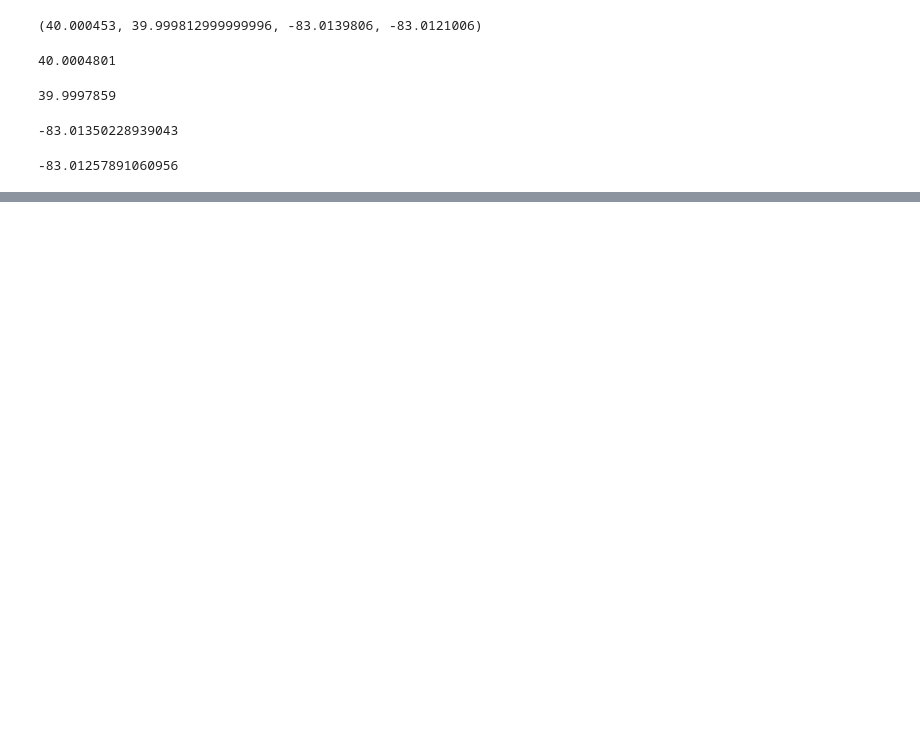
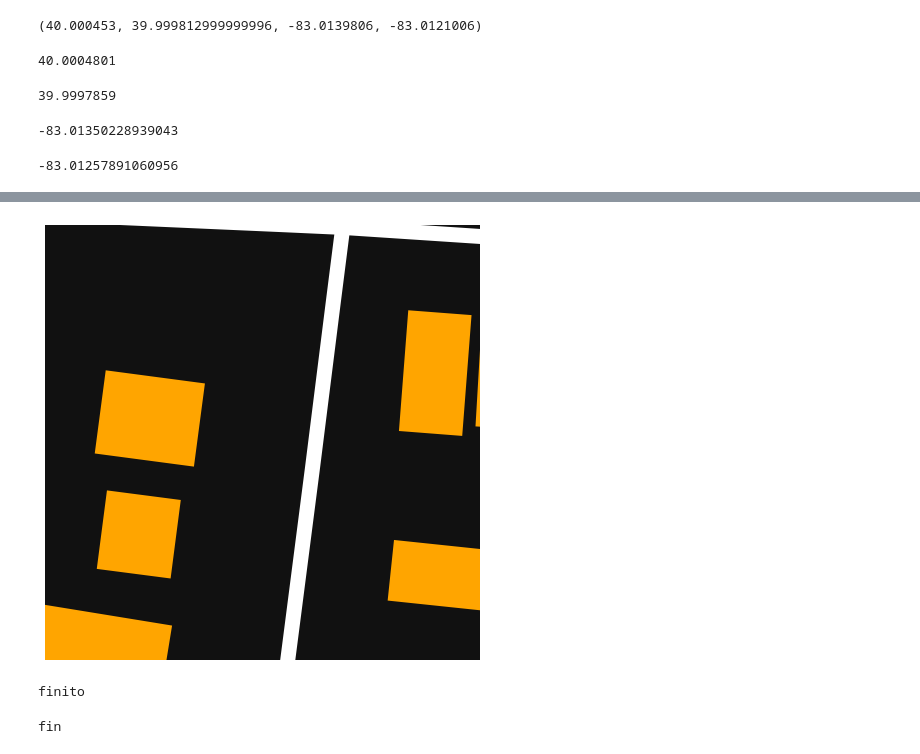
Before and after one commit to dkarakay/gm-with-osm, a Jupyter notebook: osmnx_test.ipynb, the cells around one changed output, grey strips where cells are left out. Saved outputs shown, nothing was run; the diff lists cells and outputs as text; code cells hidden in the pictures; blank space fills up the shorter version.

```diff
--- a/osmnx_test.ipynb
+++ b/osmnx_test.ipynb
@@ -108,5 +108,9 @@ make_plot(place, point, network_type='all', default_width=2, street_widths={'pri
 place='hillard_ohio'
 point = (40.036123, -83.1441865)
 make_plot(place, point)
+# %%
+place='hillard_ohio'
+point = (40.0100192, -83.0134145)
+make_plot(place, point,dist=25)
 # %%
 # helper funcion to get one-square-mile street networks, building footprints, and plot them
@@ -171,0 +272,13 @@ for i in range(2):
+# %%
+lat=40.0100192
+long=-83.0134145
+
+rows=1
+cols=1
+
+screen_width, screen_height = get_screen_resolution()
+offset_top=0.17
+offset_bottom=0.10
+offset_right = 0
+offset_left = 0
+zoom = 20
@@ -171,0 +343,13 @@ for i in range(2):
+# %%
+point=(lat,long-0.0003)
+place='00-ss'
+c_osm=5
+create_square_from_osm(outfile=place, c_osm=c_osm, point=point, dist=30, dpi=100, default_width=15)
+# %% [output]
+[figure, added]
+finito
+# %%
+place='00-gg'
+make_plot_2(place, north=north,south=south,west=west,east=east, default_width=2,dpi=200, network_type='drive', street_widths={'primary':2})
+# %% [output]
+fin
```
Also changed, not shown: parts of 14 cells of this notebook, 4 other files.
